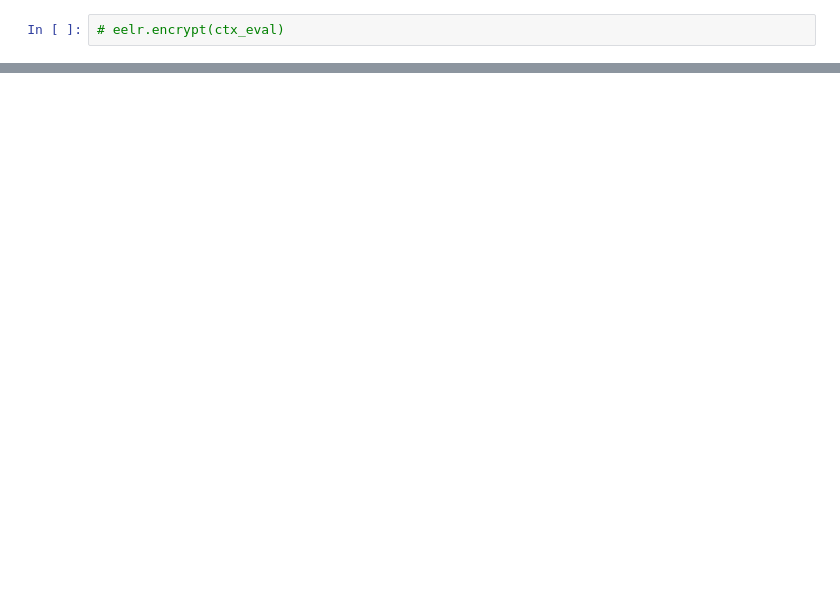
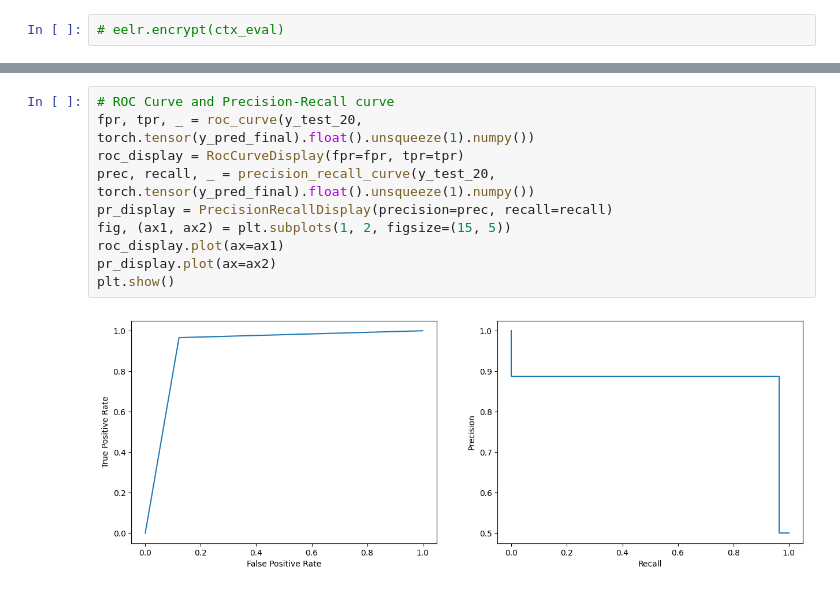
Before and after one commit to NotManigandan/Anomaly-Detection-On-Encrypted-Traffic, a Jupyter notebook: Code/Logistic Regression.ipynb, the cells around one changed output, grey strips where cells are left out. Drawn from its saved outputs; the diff is of its cells as text; blank space fills up the shorter version.

```diff
--- a/Code/Logistic Regression.ipynb
+++ b/Code/Logistic Regression.ipynb
@@ -368,0 +387,12 @@ F1 - Score: 0.9254322320836006
+# %%
+# ROC Curve and Precision-Recall curve
+fpr, tpr, _ = roc_curve(y_test_20, torch.tensor(y_pred_final).float().unsqueeze(1).numpy())
+roc_display = RocCurveDisplay(fpr=fpr, tpr=tpr)
+prec, recall, _ = precision_recall_curve(y_test_20, torch.tensor(y_pred_final).float().unsqueeze(1).numpy())
+pr_display = PrecisionRecallDisplay(precision=prec, recall=recall)
+fig, (ax1, ax2) = plt.subplots(1, 2, figsize=(15, 5))
+roc_display.plot(ax=ax1)
+pr_display.plot(ax=ax2)
+plt.show()
+# %% [output]
+[figure, added]
```
Also changed, not shown: parts of 19 cells of this notebook, 33 other files.
